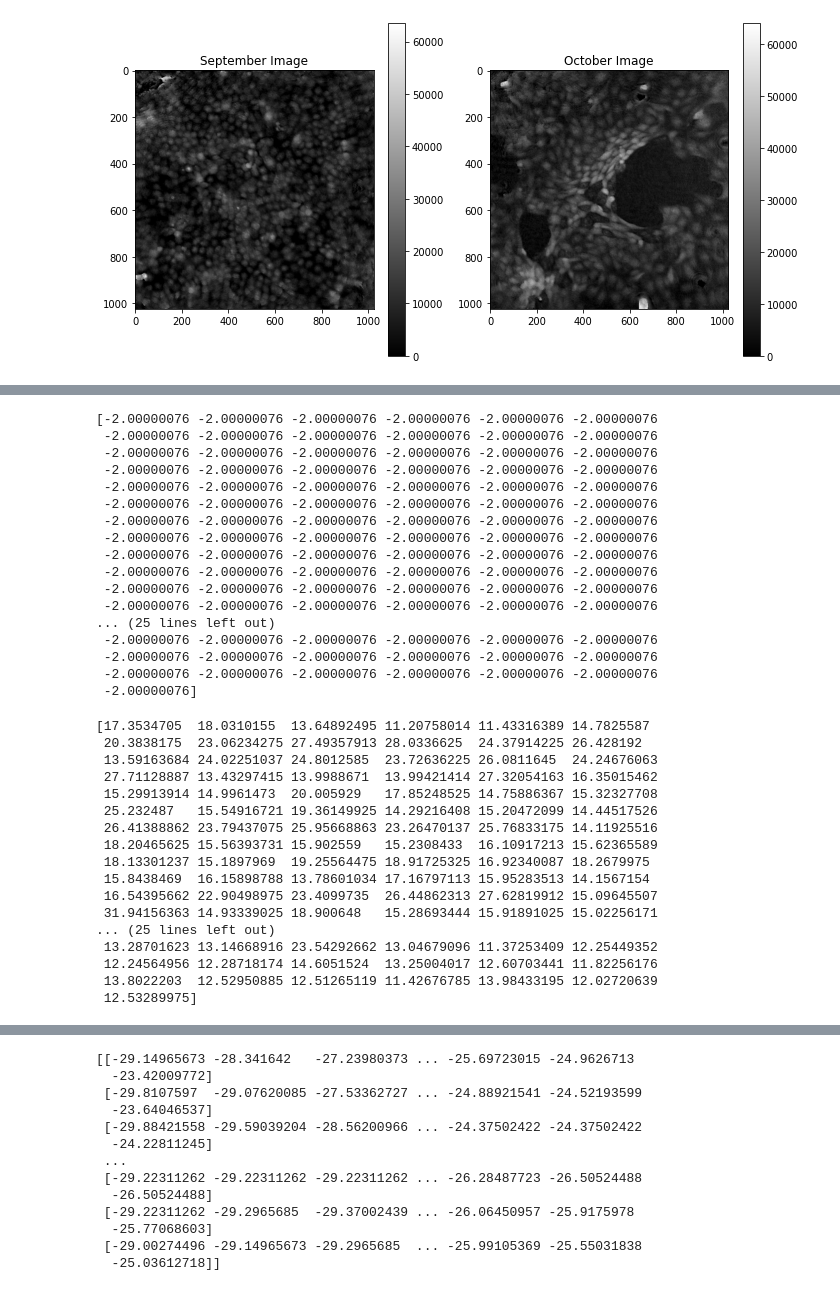
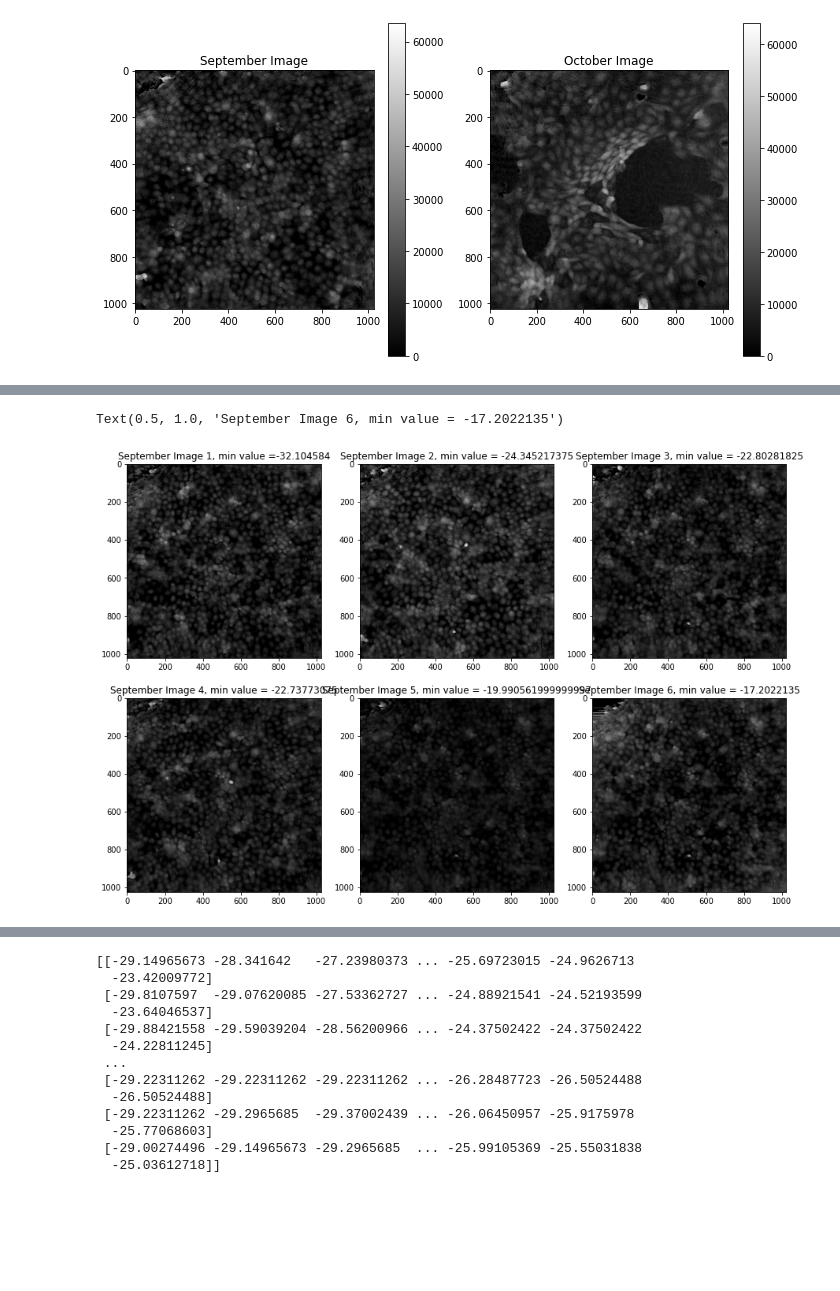
Before and after one commit to nigarabbasova/MCsThesisAnalysis, a Jupyter notebook: debugging.ipynb, the cells around one changed output, grey strips where cells are left out. Saved outputs shown, nothing was run; the diff lists cells and outputs as text; code cells hidden in the pictures; blank space fills up the shorter version.

Commit message:
added some more debugging to the notebook + plotting

```diff
--- a/debugging.ipynb
+++ b/debugging.ipynb
@@ -106,3 +106,18 @@ max_values_october= np.array(max_values_october)
 min_values_october = min_values_october * 15.875
 # %%
 max_values_october = max_values_october * 15.875
+# %%
+unique_min_values_september = np.sort(np.unique(min_values_september))
+unique_min_values_october = np.sort(np.unique(min_values_october))
+
+print(unique_min_values_september)
+#find which indices the unique_min_values_september correspond to in the September csv document
+indices_september = []
+for i in range(len(unique_min_values_september)):
+    indices_september.append(np.where(min_values_september == unique_min_values_september[i])[0][0])
+
+print(indices_september)
+
+#check that the indices correspond to the correct values
+for i in range(len(indices_september)):
+    print(min_values_september[indices_september[i]])
@@ -149,40 +139,20 @@ print(max_values_september)
-# %%
-print(min_values_october)
-# %% [output]
-[-2.00000076 -2.00000076 -2.00000076 -2.00000076 -2.00000076 -2.00000076
- -2.00000076 -2.00000076 -2.00000076 -2.00000076 -2.00000076 -2.00000076
- -2.00000076 -2.00000076 -2.00000076 -2.00000076 -2.00000076 -2.00000076
- -2.00000076 -2.00000076 -2.00000076 -2.00000076 -2.00000076 -2.00000076
- -2.00000076 -2.00000076 -2.00000076 -2.00000076 -2.00000076 -2.00000076
- -2.00000076 -2.00000076 -2.00000076 -2.00000076 -2.00000076 -2.00000076
- -2.00000076 -2.00000076 -2.00000076 -2.00000076 -2.00000076 -2.00000076
- -2.00000076 -2.00000076 -2.00000076 -2.00000076 -2.00000076 -2.00000076
- -2.00000076 -2.00000076 -2.00000076 -2.00000076 -2.00000076 -2.00000076
- -2.00000076 -2.00000076 -2.00000076 -2.00000076 -2.00000076 -2.00000076
- -2.00000076 -2.00000076 -2.00000076 -2.00000076 -2.00000076 -2.00000076
- -2.00000076 -2.00000076 -2.00000076 -2.00000076 -2.00000076 -2.00000076
-... (25 lines left out)
- -2.00000076 -2.00000076 -2.00000076 -2.00000076 -2.00000076 -2.00000076
- -2.00000076 -2.00000076 -2.00000076 -2.00000076 -2.00000076 -2.00000076
- -2.00000076 -2.00000076 -2.00000076 -2.00000076 -2.00000076 -2.00000076
- -2.00000076]
-# %%
-print(max_values_october)
-# %% [output]
-[17.3534705  18.0310155  13.64892495 11.20758014 11.43316389 14.7825587
- 20.3838175  23.06234275 27.49357913 28.0336625  24.37914225 26.428192
- 13.59163684 24.02251037 24.8012585  23.72636225 26.0811645  24.24676063
- 27.71128887 13.43297415 13.9988671  13.99421414 27.32054163 16.35015462
- 15.29913914 14.9961473  20.005929   17.85248525 14.75886367 15.32327708
- 25.232487   15.54916721 19.36149925 14.29216408 15.20472099 14.44517526
- 26.41388862 23.79437075 25.95668863 23.26470137 25.76833175 14.11925516
- 18.20465625 15.56393731 15.902559   15.2308433  16.10917213 15.62365589
- 18.13301237 15.1897969  19.25564475 18.91725325 16.92340087 18.2679975
- 15.8438469  16.15898788 13.78601034 17.16797113 15.95283513 14.1567154
- 16.54395662 22.90498975 23.4099735  26.44862313 27.62819912 15.09645507
- 31.94156363 14.93339025 18.900648   15.28693444 15.91891025 15.02256171
-... (25 lines left out)
- 13.28701623 13.14668916 23.54292662 13.04679096 11.37253409 12.25449352
- 12.24564956 12.28718174 14.6051524  13.25004017 12.60703441 11.82256176
- 13.8022203  12.52950885 12.51265119 11.42676785 13.98433195 12.02720639
- 12.53289975]
+# %%
+#visualise the images corresponding to the indices from September image stack
+#visualise 6 images
+fig, ax = plt.subplots(2, 3, figsize=(15, 10))
+ax = ax.ravel()
+ax[0].imshow(image_list_september[indices_september[0]], cmap='gray')
+ax[0].set_title('September Image 1, min value =' + str(min_values_september[indices_september[0]]))
+ax[1].imshow(image_list_september[indices_september[1]], cmap='gray')
+ax[1].set_title('September Image 2, min value = ' + str(min_values_september[indices_september[1]]))
+ax[2].imshow(image_list_september[indices_september[2]], cmap='gray')
+ax[2].set_title('September Image 3, min value = ' + str(min_values_september[indices_september[2]]))
+ax[3].imshow(image_list_september[indices_september[3]], cmap='gray')
+ax[3].set_title('September Image 4, min value = ' + str(min_values_september[indices_september[3]]))
+ax[4].imshow(image_list_september[indices_september[4]], cmap='gray')
+ax[4].set_title('September Image 5, min value = ' + str(min_values_september[indices_september[4]]))
+ax[5].imshow(image_list_september[indices_september[5]], cmap='gray')
+ax[5].set_title('September Image 6, min value = ' + str(min_values_september[indices_september[5]]))
+# %% [output]
+Text(0.5, 1.0, 'September Image 6, min value = -17.2022135')
+[figure, added]
```
Also changed, not shown: parts of 6 cells of this notebook.
